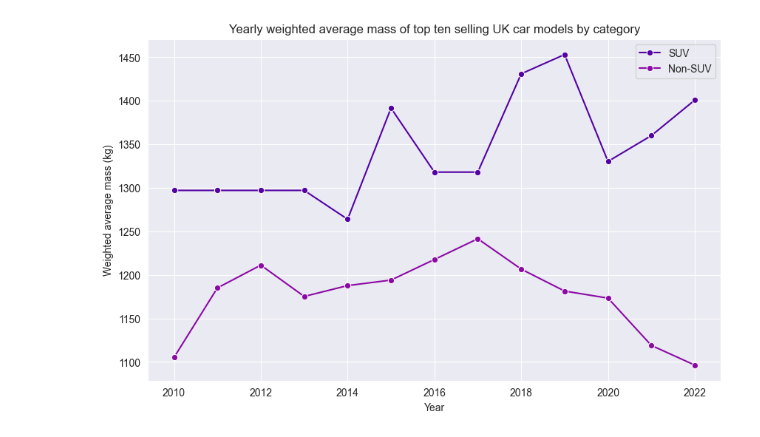
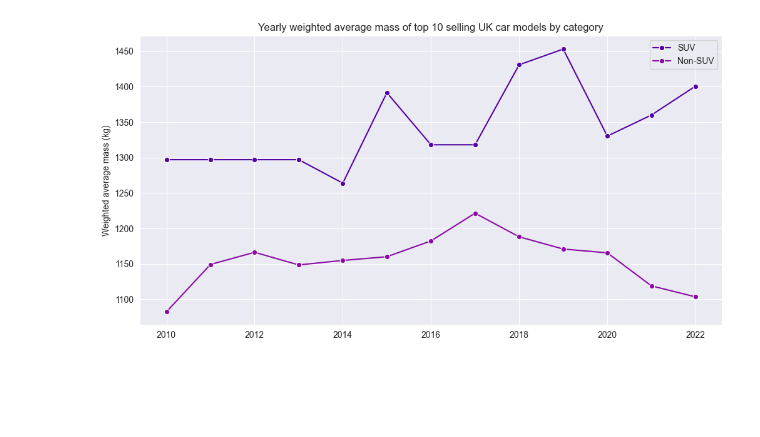
Before and after one commit to stepons/PostWorkings, a Jupyter notebook: SUVs and emissions/SUVs_and_emissions.ipynb, the cells around one changed output. Saved outputs shown, nothing was run; the diff lists cells and outputs as text; code cells hidden in the pictures; blank space fills up the shorter version.

```diff
--- a/SUVs and emissions/SUVs_and_emissions.ipynb
+++ b/SUVs and emissions/SUVs_and_emissions.ipynb
@@ -3,6 +9,7 @@
 
 # Load the car model and weight information from Sheet 2
 weight_df = pd.read_excel('Car_stats.xlsx', sheet_name='Car weight and CO2')
+weight_df['Model']=weight_df['Model'].astype(str)
 
 # Create a dictionary that maps (Model, Year) to Weight
 car_weights = {(model, year): weight for model, year, weight in zip(weight_df['Model'], weight_df['Year'], weight_df['Weight kg'])}
@@ -20,7 +27,6 @@ for year in range(2010, 2023):
 
     # Iterate through the rows
     for index, row in sales_df.iterrows():
-        brand = row['Brand']
         model = row['Model']
 
         # Check if the year column has a non-null value
@@ -36,19 +42,16 @@ for year in range(2010, 2023):
         yearly_average_weights[year] = average_weight
 
 
-# Print the yearly average weights
-for year, weight in yearly_average_weights.items():
-    print(f'Year {year}: Average Weight = {weight:.2f} kg')
 
 # Create a DataFrame from the dictionary for plotting
 average_weight_df = pd.DataFrame(list(yearly_average_weights.items()), columns=['Year', 'Average Weight'])
 
 # Plot the data
-plt.figure(figsize=(10, 6))
+plt.figure(figsize=(12, 6))
 
 sns.lineplot(data=average_weight_df, x='Year', y='Average Weight', marker='o')
-plt.title('Yearly average mass of top ten selling UK car models')
-plt.xlabel('Year')
+plt.title('Yearly average mass of top 10 selling UK car models')
+plt.xlabel('')
 plt.ylabel('Average mass (kg)')
 plt.grid(True)
 plt.show()
@@ -71,14 +60,6 @@ Year 2022: Average Weight = 1155.56 kg
 # %%
 # Weighted average car mass by year
 
-# Load the car model and weight information from Sheet 2
-weight_df = pd.read_excel('Car_stats.xlsx', sheet_name='Car weight and CO2')
-
-# Create a dictionary that maps (Model, Year) to Weight
-car_weights = {(model, year): weight for model, year, weight in zip(weight_df['Model'], weight_df['Year'], weight_df['Weight kg'])}
-
-# Load the sales data from Sheet 1
-sales_df = pd.read_excel('Car_stats.xlsx', sheet_name='Top 10 sold')
 
 # Initialize a dictionary to store the results
 yearly_weighted_averages = {}
@@ -109,10 +90,10 @@ for year in range(2010, 2023):
 weighted_average_df = pd.DataFrame(list(yearly_weighted_averages.items()), columns=['Year', 'Weighted Average Weight'])
 
 # Plot the data
-plt.figure(figsize=(10, 6))
+plt.figure(figsize=(12, 6))
 sns.lineplot(data=weighted_average_df, x='Year', y='Weighted Average Weight', marker='o')
-plt.title('Yearly weighted average mass of top ten selling UK car models')
-plt.xlabel('Year')
+plt.title('Yearly weighted average mass of top 10 selling UK car models')
+plt.xlabel('')
 plt.ylabel('Weighted average mass (kg)')
 plt.grid(True)
 plt.show()
@@ -121,14 +102,6 @@ plt.show()
 # %%
 # Weighted average car mass by year, split SUV and non-SUV
 
-# Load the car model, weight, and SUV information from Sheet 2
-weight_df = pd.read_excel('Car_stats.xlsx', sheet_name='Car weight and CO2')
-
-# Create a dictionary that maps (Model, Year) to Weight
-car_weights = {(model, year): weight for model, year, weight in zip(weight_df['Model'], weight_df['Year'], weight_df['Weight kg'])}
-
-# Load the sales data from Sheet 1
-sales_df = pd.read_excel('Car_stats.xlsx', sheet_name='Top 10 sold')
 
 # Initialize dictionaries to store the results for SUVs and non-SUVs
 yearly_suv_weighted_averages = {}
@@ -155,39 +128,40 @@ for year in range(2010, 2023):
             matching_entry = weight_df[(weight_df['Model'] == model) & (weight_df['Year'] == year)]
             if not matching_entry.empty:
                 is_suv = matching_entry['SUV'].values[0]
+                #print('SUV test: ', is_suv)
 
                 if is_suv == 1:
                     total_suv_weighted_sum += weight * cars_sold
                     total_suv_cars_sold += cars_sold
                 else:
                     total_non_suv_weighted_sum += weight * cars_sold
                     total_non_suv_cars_sold += cars_sold
 
     # Calculate the weighted average weight for SUVs and non-SUVs for the year
     if total_suv_cars_sold > 0:
         suv_weighted_average_weight = total_suv_weighted_sum / total_suv_cars_sold
         yearly_suv_weighted_averages[year] = suv_weighted_average_weight
 
     if total_non_suv_cars_sold > 0:
         non_suv_weighted_average_weight = total_non_suv_weighted_sum / total_non_suv_cars_sold
         yearly_non_suv_weighted_averages[year] = non_suv_weighted_average_weight
 
 # Create DataFrames from the dictionaries for plotting
 suv_weighted_average_df = pd.DataFrame(list(yearly_suv_weighted_averages.items()), columns=['Year', 'SUV Weighted Average Weight'])
 non_suv_weighted_average_df = pd.DataFrame(list(yearly_non_suv_weighted_averages.items()), columns=['Year', 'Non-SUV Weighted Average Weight'])
 
 # Plot the data
-plt.figure(figsize=(10, 6))
+plt.figure(figsize=(12, 6))
 sns.lineplot(data=suv_weighted_average_df, x='Year', y='SUV Weighted Average Weight', label='SUV', marker='o')
 sns.lineplot(data=non_suv_weighted_average_df, x='Year', y='Non-SUV Weighted Average Weight', label='Non-SUV', marker='o')
-plt.title('Yearly weighted average mass of top ten selling UK car models by category')
-plt.xlabel('Year')
+plt.title('Yearly weighted average mass of top 10 selling UK car models by category')
+plt.xlabel('')
 plt.ylabel('Weighted average mass (kg)')
 plt.legend()
 plt.grid(True)
 plt.show()
 # %% [output]
-[figure, old version]
+[figure, new version]
 # %%
 # Yearly sales of SUVs and non-SUVs
 
```
Also changed, not shown: parts of 9 cells of this notebook, 12 other files.
